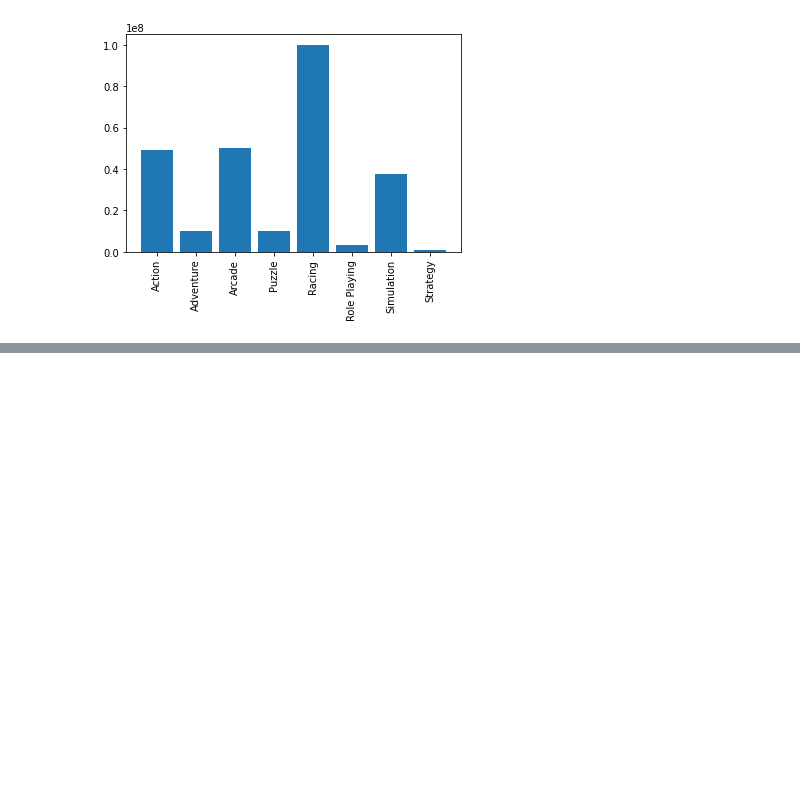
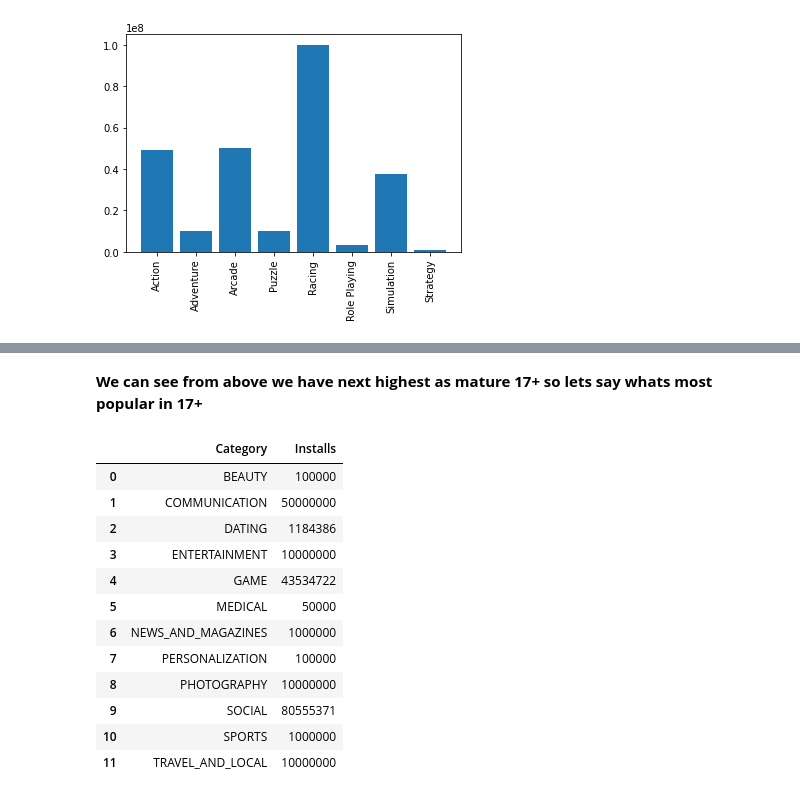
Before and after one commit to codewithsrs/app-data-analysis, a Jupyter notebook: playstore_app_review_analysis.ipynb, the cells around one changed output, grey strips where cells are left out. Saved outputs shown, nothing was run; the diff lists cells and outputs as text; code cells hidden in the pictures; blank space fills up the shorter version.

```diff
--- a/playstore_app_review_analysis.ipynb
+++ b/playstore_app_review_analysis.ipynb
@@ -453,0 +429,19 @@ plt.show()
+# %% [markdown]
+**We can see from above we have next highest as mature 17+ so lets say whats most popular in 17+**
+# %%
+mature_df1 = combined_df[combined_df['Content Rating']=='Mature 17+'].groupby('Category').agg({'Installs':'mean'}).astype(int).reset_index()
+mature_df1
+# %% [output]
+|  | Category | Installs |
+| 0 | BEAUTY | 100000 |
+| 1 | COMMUNICATION | 50000000 |
+| 2 | DATING | 1184386 |
+| 3 | ENTERTAINMENT | 10000000 |
+| 4 | GAME | 43534722 |
+| 5 | MEDICAL | 50000 |
+| 6 | NEWS_AND_MAGAZINES | 1000000 |
+| 7 | PERSONALIZATION | 100000 |
+| 8 | PHOTOGRAPHY | 10000000 |
+| 9 | SOCIAL | 80555371 |
+| 10 | SPORTS | 1000000 |
+| 11 | TRAVEL_AND_LOCAL | 10000000 |
```
Also changed, not shown: parts of 9 cells of this notebook.
